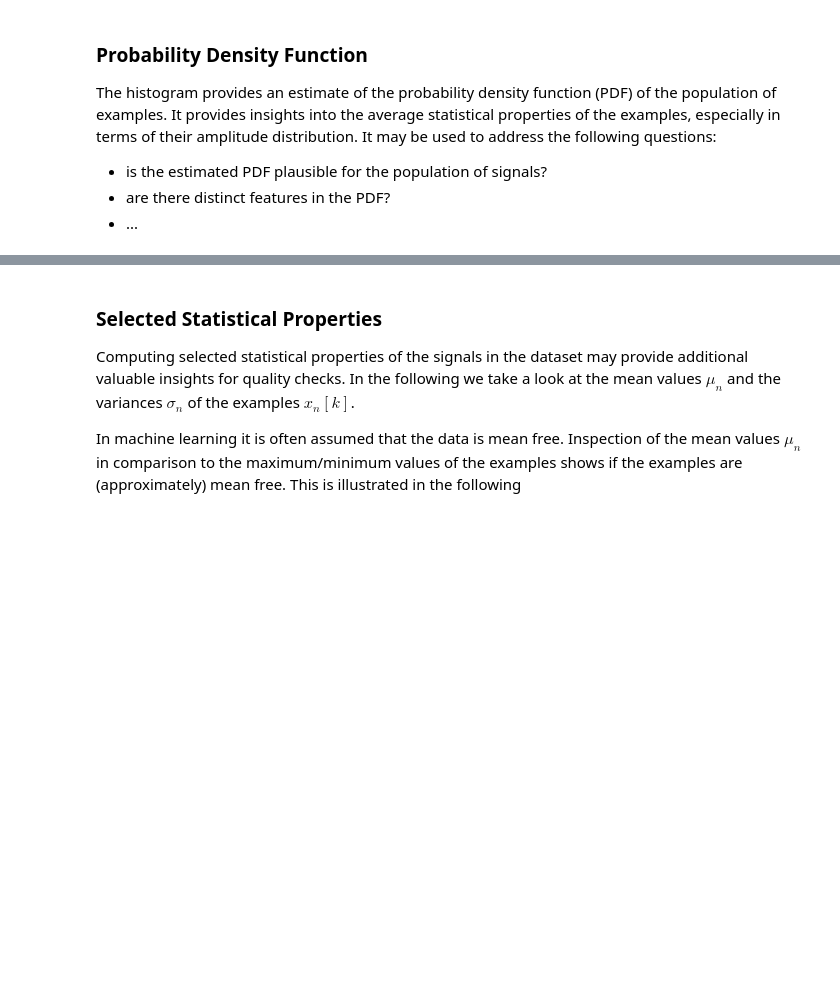
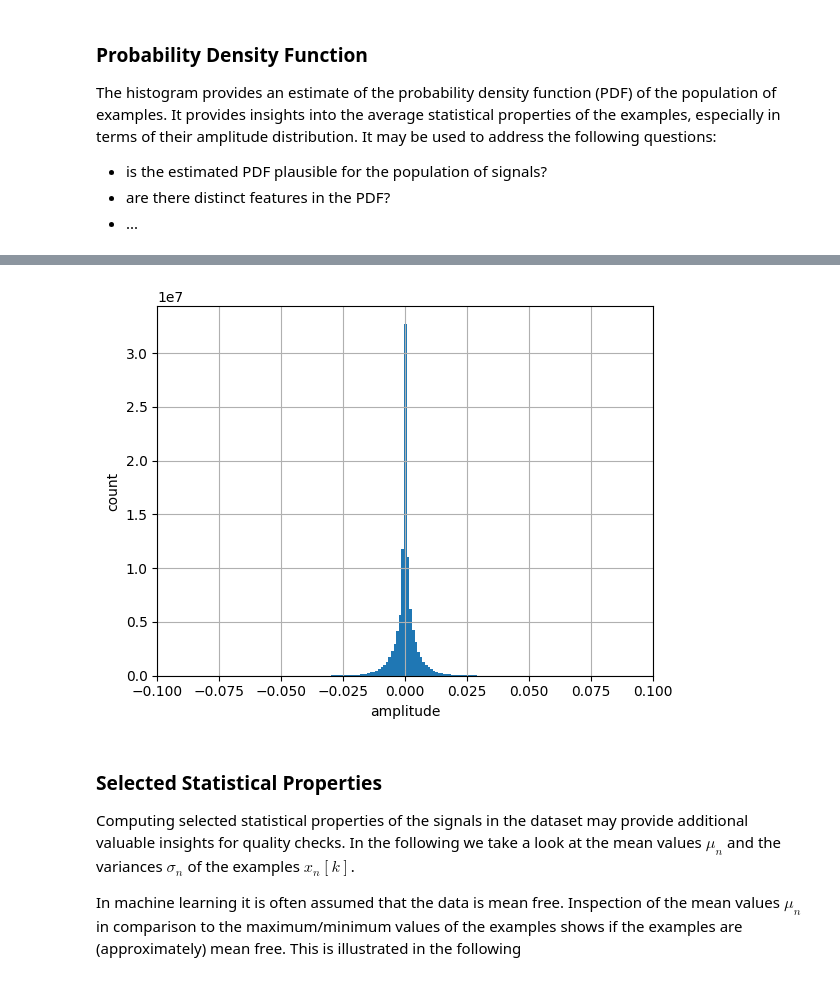
Before and after one commit to spatialaudio/data-driven-audio-signal-processing-lecture, a Jupyter notebook: data_preparation/quality_checks.ipynb, the cells around one changed output, grey strips where cells are left out. Cells and saved outputs as stored; diff of their text form; code cells hidden in the pictures; blank space fills up the shorter version.

Commit message:
fixed various bugs, migrated to AudioMNIST for digit recognition, re-run all notebooks

```diff
--- a/data_preparation/quality_checks.ipynb
+++ b/data_preparation/quality_checks.ipynb
@@ -10,7 +10,7 @@ from scipy.io import wavfile
 import matplotlib.pyplot as plt
 import numpy as np
 # %%
-path = '../mnt/data/INT/free-spoken-digit-dataset/recordings/'  # path to dataset
+path = '../data/AudioMNIST/data/**/'  # path to dataset
 # %% [markdown]
 ### Load Dataset
 
@@ -106,6 +106,6 @@ The histogram provides an estimate of the probability density function (PDF) of
 plt.hist(np.hstack(X), bins=500);
 plt.xlabel('amplitude')
 plt.ylabel('count')
-plt.xlim([-.2,.2])
+plt.xlim([-.1,.1])
 plt.grid()
 # %% [output]
@@ -113,3 +112,4 @@ plt.grid()
+[figure, added]
 # %% [markdown]
 ### Selected Statistical Properties
 
```
Also changed, not shown: parts of 13 cells of this notebook, 39 other files.
